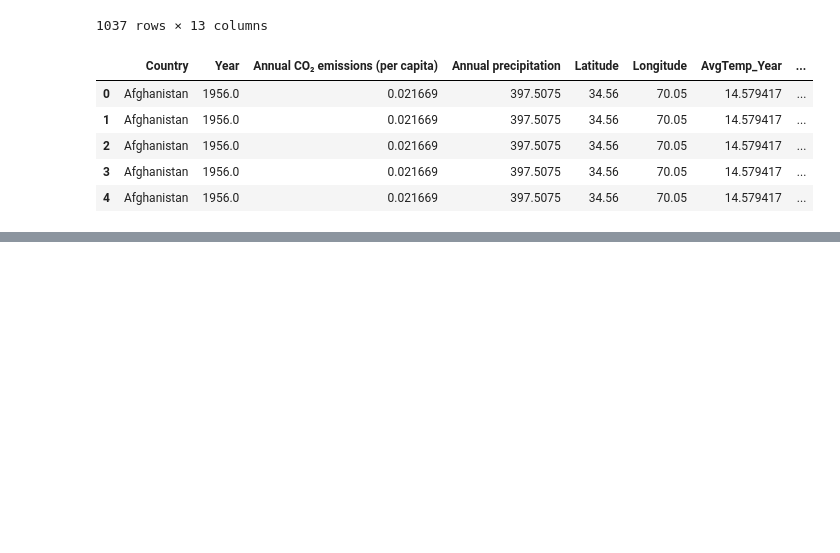
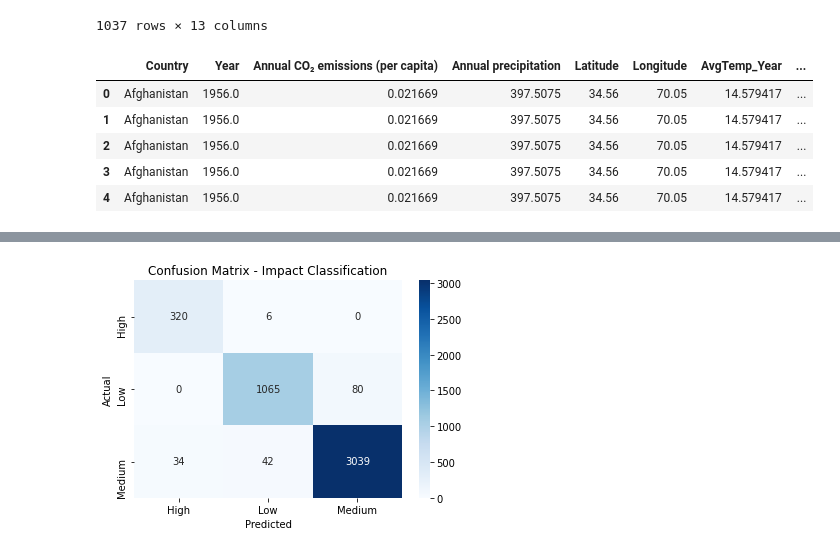
Before and after one commit to Nikhitha-N/Climate-Disaster-Prediction-System, a Jupyter notebook: Scripts/Modeling.ipynb, the cells around one changed output, grey strips where cells are left out. Saved outputs shown, nothing was run; the diff lists cells and outputs as text; code cells hidden in the pictures; blank space fills up the shorter version.

Commit message:
update the modelling file

```diff
--- a/Scripts/Modeling.ipynb
+++ b/Scripts/Modeling.ipynb
@@ -296,0 +346,19 @@ merged_df["Country_encoded"] = le.fit_transform(merged_df["Country"])
+# %%
+from sklearn.preprocessing import LabelEncoder, StandardScaler
+scaler = StandardScaler()
+X = scaler.fit_transform(merged_df[features])
+y = merged_df[target]
+# %%
+# Step 7: Train/Test split
+from sklearn.ensemble import RandomForestClassifier
+from sklearn.metrics import classification_report, confusion_matrix
+X_train, X_test, y_train, y_test = train_test_split(X, y, test_size=0.2, stratify=y, random_state=42)
+
+# Step 8: Train Random Forest Classifier
+clf = RandomForestClassifier(n_estimators=100, random_state=42)
+clf.fit(X_train, y_train)
+
+# Step 9: Evaluate model
+y_pred = clf.predict(X_test)
+print("📊 Classification Report:\n")
+print(classification_report(y_test, y_pred))
@@ -296,0 +377,11 @@ merged_df["Country_encoded"] = le.fit_transform(merged_df["Country"])
+# %%
+# Step 10: Confusion Matrix
+cm = confusion_matrix(y_test, y_pred, labels=["High", "Low", "Medium"])
+plt.figure(figsize=(6, 4))
+sns.heatmap(cm, annot=True, fmt="d", cmap="Blues", xticklabels=["High", "Low", "Medium"], yticklabels=["High", "Low", "Medium"])
+plt.xlabel("Predicted")
+plt.ylabel("Actual")
+plt.title("Confusion Matrix - Impact Classification")
+plt.show()
+# %% [output]
+[figure, added]
```
Also changed, not shown: parts of 35 cells of this notebook.
